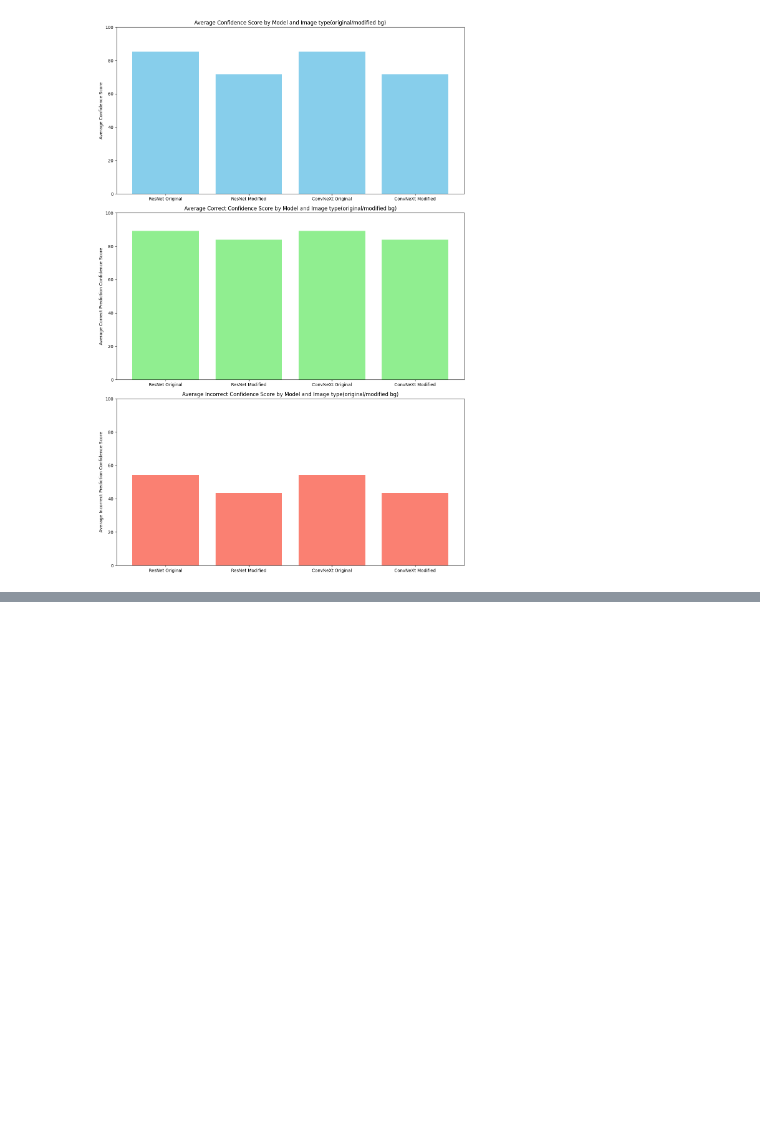
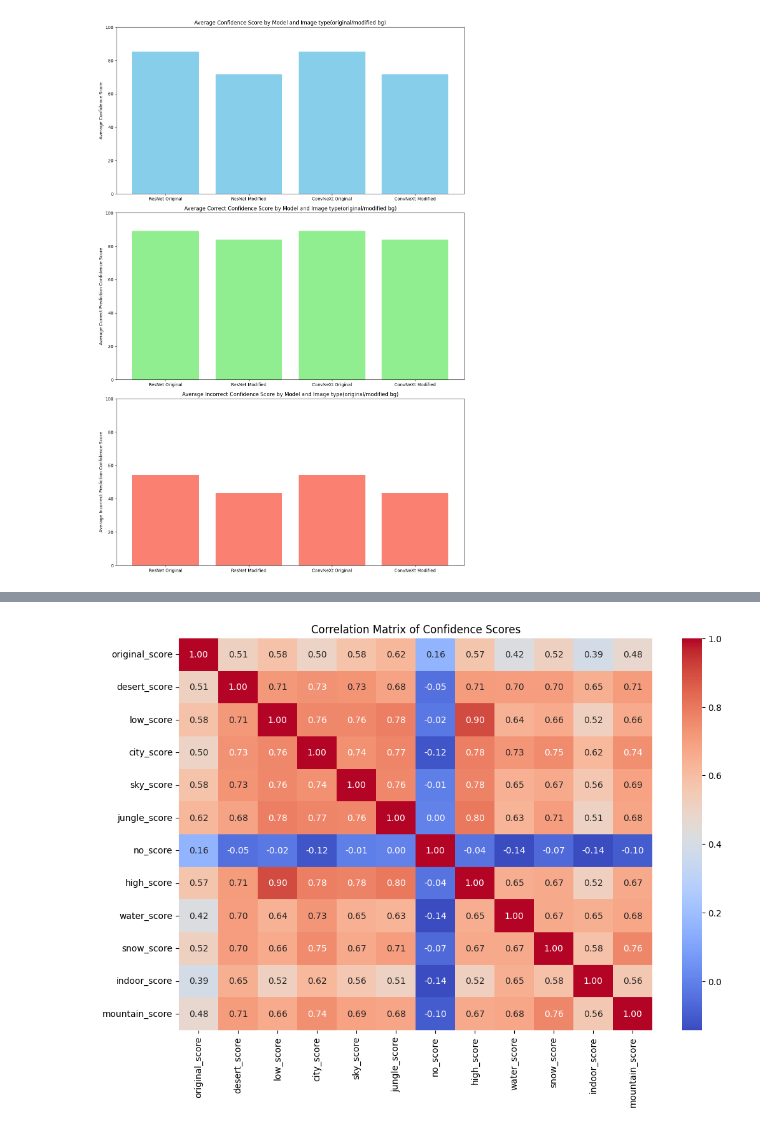
Before and after one commit to paulpel/BackgroundImpactAnalysis, a Jupyter notebook: analysis/research.ipynb, the cells around one changed output, grey strips where cells are left out. Cells and saved outputs as stored; diff of their text form; code cells hidden in the pictures; blank space fills up the shorter version.

```diff
--- a/analysis/research.ipynb
+++ b/analysis/research.ipynb
@@ -379,0 +392,18 @@ plt.show()
+# %%
+def define_columns(df):
+    prediction_columns = [col for col in df.columns if col.endswith('_prediction')]
+    confidence_columns = [col for col in df.columns if col.endswith('_score')]
+    return prediction_columns, confidence_columns
+# %%
+def correlation_analysis(df, confidence_columns):
+    confidence_df = df[confidence_columns]  # Exclude 'object_percentage_category'
+    correlations = confidence_df.corr()
+    plt.figure(figsize=(12, 8))
+    sns.heatmap(correlations, annot=True, cmap='coolwarm', fmt='.2f')
+    plt.title('Correlation Matrix of Confidence Scores')
+    plt.show()
+# %%
+pred, conf = define_columns(resnet_df)
+correlation_analysis(resnet_df, conf)
+# %% [output]
+[figure, added]
```
Also changed, not shown: parts of 14 cells of this notebook, 22 other files.
